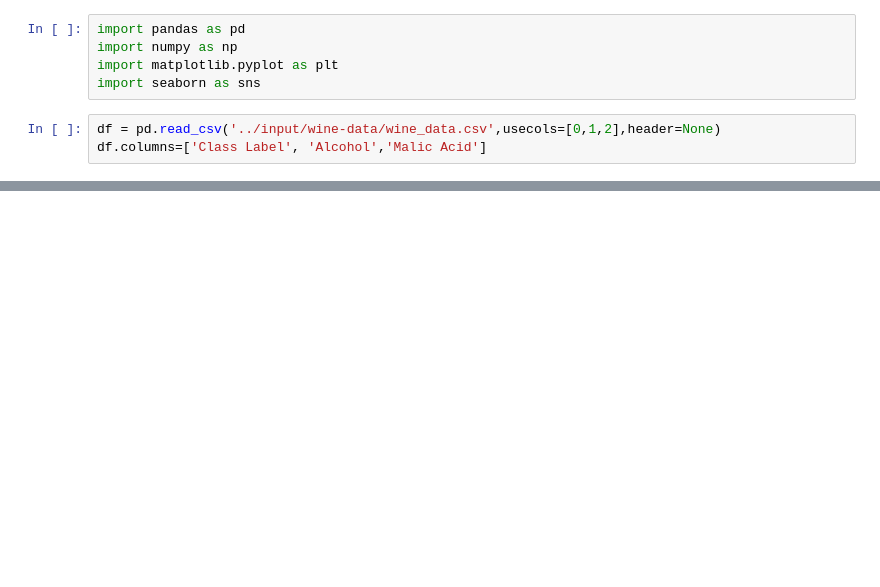
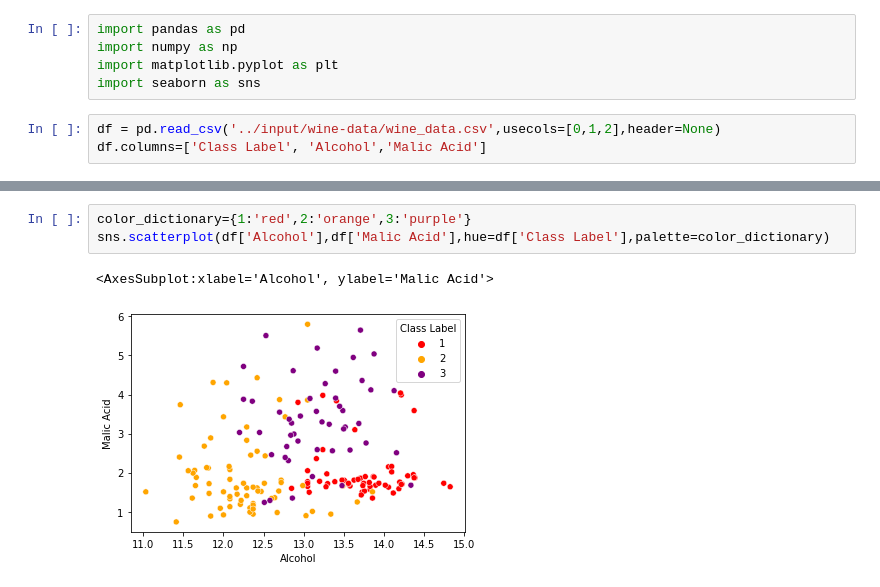
Before and after one commit to RiyaParikh0112/100-Days-of-ML, a Jupyter notebook: normalization.ipynb, the cells around one changed output, grey strips where cells are left out. Saved outputs shown, nothing was run; the diff lists cells and outputs as text; blank space fills up the shorter version.

```diff
--- a/normalization.ipynb
+++ b/normalization.ipynb
@@ -17,0 +28,6 @@ df.sample(5)
+# %%
+color_dictionary={1:'red',2:'orange',3:'purple'}
+sns.scatterplot(df['Alcohol'],df['Malic Acid'],hue=df['Class Label'],palette=color_dictionary)
+# %% [output]
+<AxesSubplot:xlabel='Alcohol', ylabel='Malic Acid'>
+[figure, added]
```
Also changed, not shown: parts of 3 cells of this notebook.
